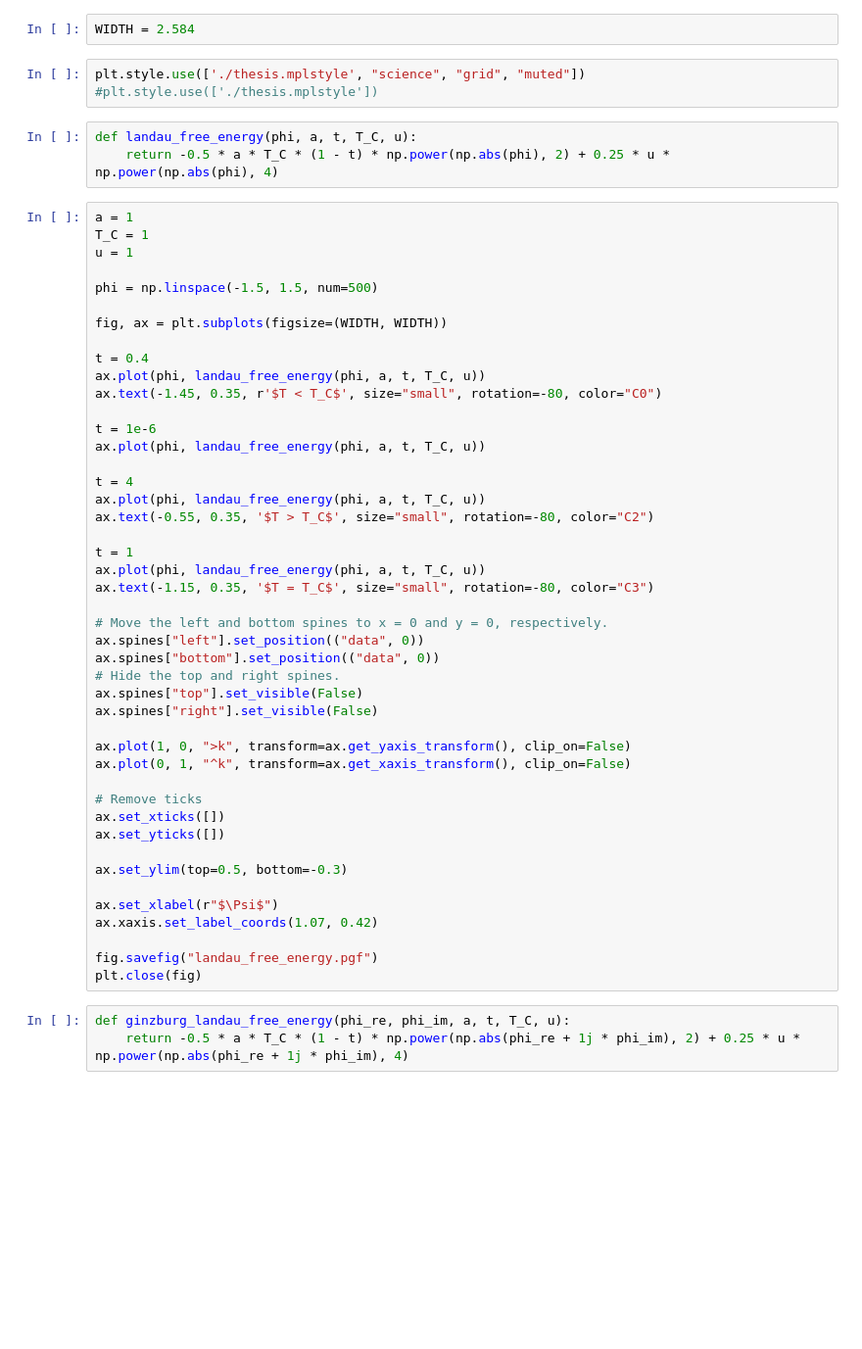
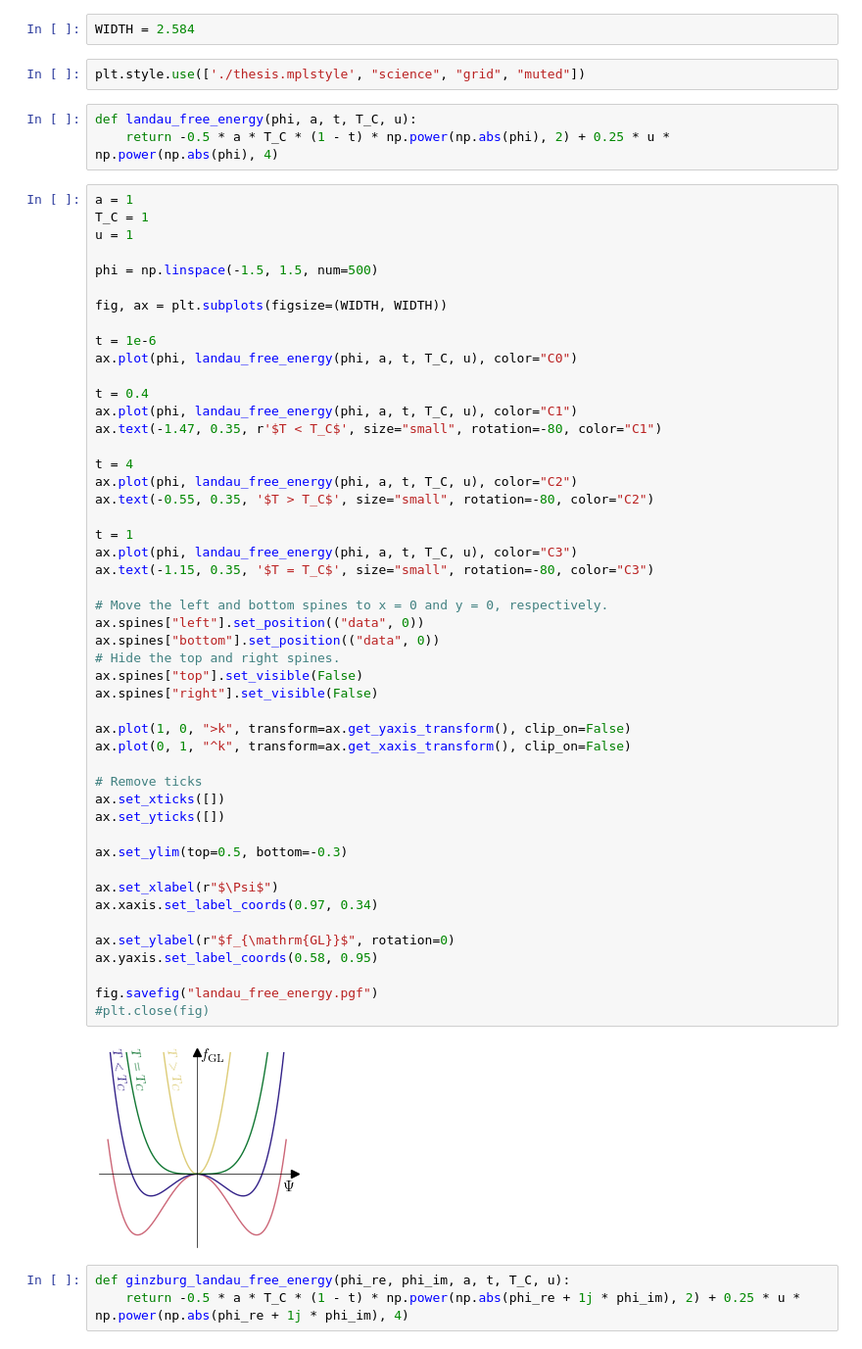
Before and after one commit to Ruberhauptmann/masters-thesis-manuscript, a Jupyter notebook: images/generate_illustrations.ipynb, the cells around one changed output. Shown at 98% size. Saved outputs shown, nothing was run; the diff lists cells and outputs as text; blank space fills up the shorter version.

```diff
--- a/images/generate_illustrations.ipynb
+++ b/images/generate_illustrations.ipynb
@@ -8,7 +8,6 @@ from scipy.optimize import fmin
 WIDTH = 2.584
 # %%
 plt.style.use(['./thesis.mplstyle', "science", "grid", "muted"])
-#plt.style.use(['./thesis.mplstyle'])
 # %%
 def landau_free_energy(phi, a, t, T_C, u):
     return -0.5 * a * T_C * (1 - t) * np.power(np.abs(phi), 2) + 0.25 * u * np.power(np.abs(phi), 4)
@@ -21,42 +20,47 @@ phi = np.linspace(-1.5, 1.5, num=500)
 
 fig, ax = plt.subplots(figsize=(WIDTH, WIDTH))
 
+t = 1e-6
+ax.plot(phi, landau_free_energy(phi, a, t, T_C, u), color="C0")
+
 t = 0.4
-ax.plot(phi, landau_free_energy(phi, a, t, T_C, u))
-ax.text(-1.45, 0.35, r'$T < T_C$', size="small", rotation=-80, color="C0")
-
-t = 1e-6
-ax.plot(phi, landau_free_energy(phi, a, t, T_C, u))
+ax.plot(phi, landau_free_energy(phi, a, t, T_C, u), color="C1")
+ax.text(-1.47, 0.35, r'$T < T_C$', size="small", rotation=-80, color="C1")
 
 t = 4
-ax.plot(phi, landau_free_energy(phi, a, t, T_C, u))
+ax.plot(phi, landau_free_energy(phi, a, t, T_C, u), color="C2")
 ax.text(-0.55, 0.35, '$T > T_C$', size="small", rotation=-80, color="C2")
 
 t = 1
-ax.plot(phi, landau_free_energy(phi, a, t, T_C, u))
+ax.plot(phi, landau_free_energy(phi, a, t, T_C, u), color="C3")
 ax.text(-1.15, 0.35, '$T = T_C$', size="small", rotation=-80, color="C3")
 
 # Move the left and bottom spines to x = 0 and y = 0, respectively.
 ax.spines["left"].set_position(("data", 0))
 ax.spines["bottom"].set_position(("data", 0))
 # Hide the top and right spines.
 ax.spines["top"].set_visible(False)
 ax.spines["right"].set_visible(False)
 
 ax.plot(1, 0, ">k", transform=ax.get_yaxis_transform(), clip_on=False)
 ax.plot(0, 1, "^k", transform=ax.get_xaxis_transform(), clip_on=False)
 
 # Remove ticks
 ax.set_xticks([])
 ax.set_yticks([])
 
 ax.set_ylim(top=0.5, bottom=-0.3)
 
 ax.set_xlabel(r"$\Psi$")
-ax.xaxis.set_label_coords(1.07, 0.42)
+ax.xaxis.set_label_coords(0.97, 0.34)
+
+ax.set_ylabel(r"$f_{\mathrm{GL}}$", rotation=0)
+ax.yaxis.set_label_coords(0.58, 0.95)
 
 fig.savefig("landau_free_energy.pgf")
-plt.close(fig)
+#plt.close(fig)
+# %% [output]
+[figure, added]
 # %%
 def ginzburg_landau_free_energy(phi_re, phi_im, a, t, T_C, u):
     return -0.5 * a * T_C * (1 - t) * np.power(np.abs(phi_re + 1j * phi_im), 2) + 0.25 * u * np.power(np.abs(phi_re + 1j * phi_im), 4)
```
Also changed, not shown: parts of 2 cells of this notebook, 20 other files.
